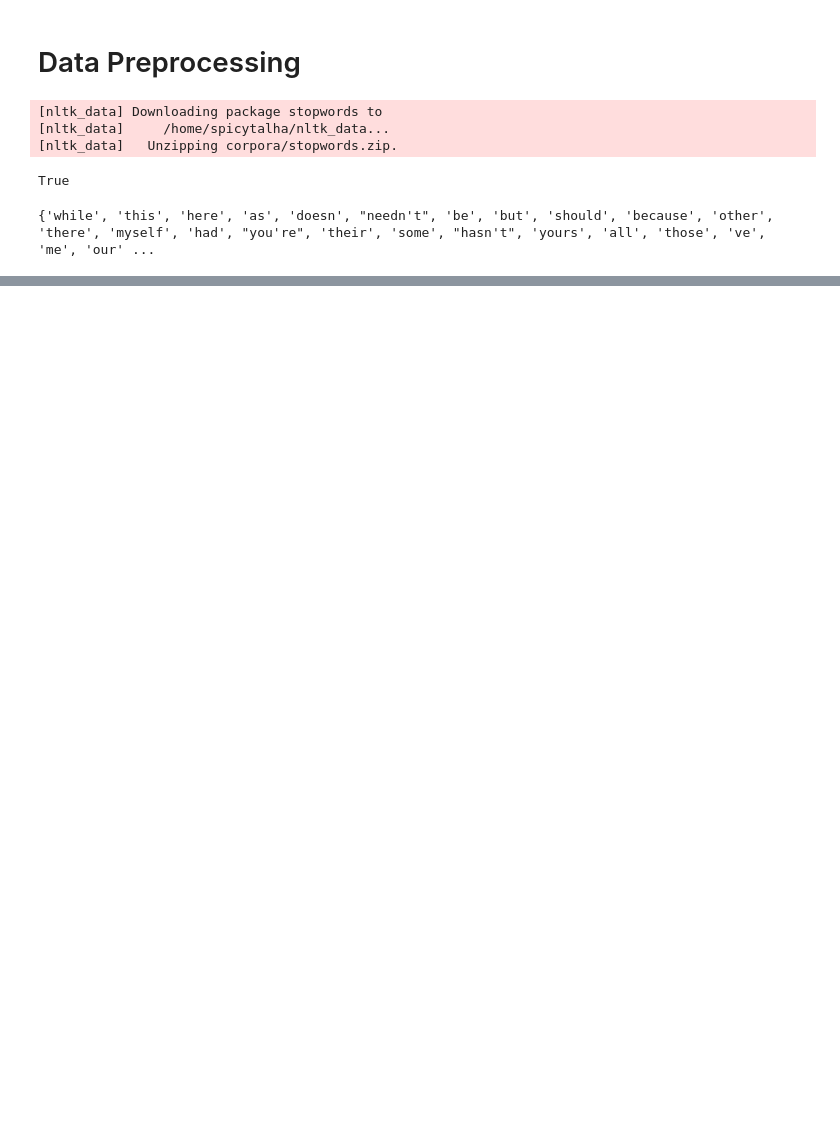
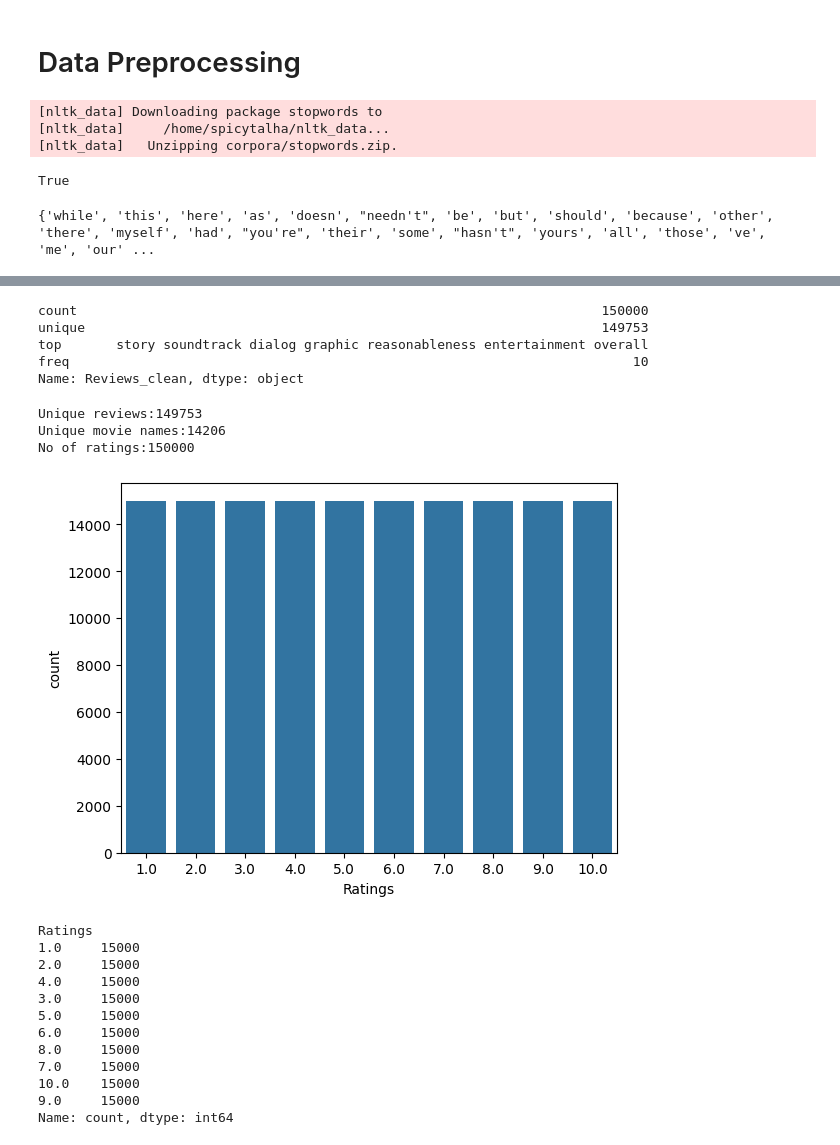
Before and after one commit to SpicyTalha/EmoScan, a Jupyter notebook: notebooks/p1_data_preprocessing.ipynb, the cells around one changed output, grey strips where cells are left out. Drawn from its saved outputs; the diff is of its cells as text; code cells hidden in the pictures; blank space fills up the shorter version.

```diff
--- a/notebooks/p1_data_preprocessing.ipynb
+++ b/notebooks/p1_data_preprocessing.ipynb
@@ -44,0 +75,14 @@ print(stop_words)
+# %%
+#Data preprocessing
+def data_cleaning(content):
+    content = contraction_expansion(content)
+    content = remove_special_character(content)
+    content = remove_url(content)
+
+    content = remove_stopwords(content)
+    return content
+# %%
+pd.options.display.max_colwidth = 1000
+#Data cleaning
+df['Reviews_clean']=df['Reviews'].apply(data_cleaning)
+df.head(5)
@@ -44,0 +120,35 @@ print(stop_words)
+# %%
+df['Reviews_clean'].describe()
+# %% [output]
+count                                                                   150000
+unique                                                                  149753
+top       story soundtrack dialog graphic reasonableness entertainment overall
+freq                                                                        10
+Name: Reviews_clean, dtype: object
+# %%
+print('Unique reviews:%s' % df.Reviews_clean.nunique())
+print('Unique movie names:%s' % df.Movies.nunique())
+print('No of ratings:%s'% df.Ratings.count())
+# %% [output]
+Unique reviews:149753
+Unique movie names:14206
+No of ratings:150000
+# %%
+#Checking for Class Imbalance
+sns.countplot(x=df['Ratings'])
+plt.show()
+print(df['Ratings'].value_counts())
+# %% [output]
+[figure, added]
+Ratings
+1.0     15000
+2.0     15000
+4.0     15000
+3.0     15000
+5.0     15000
+6.0     15000
+8.0     15000
+7.0     15000
+10.0    15000
+9.0     15000
+Name: count, dtype: int64
```
Also changed, not shown: parts of 10 cells of this notebook.
